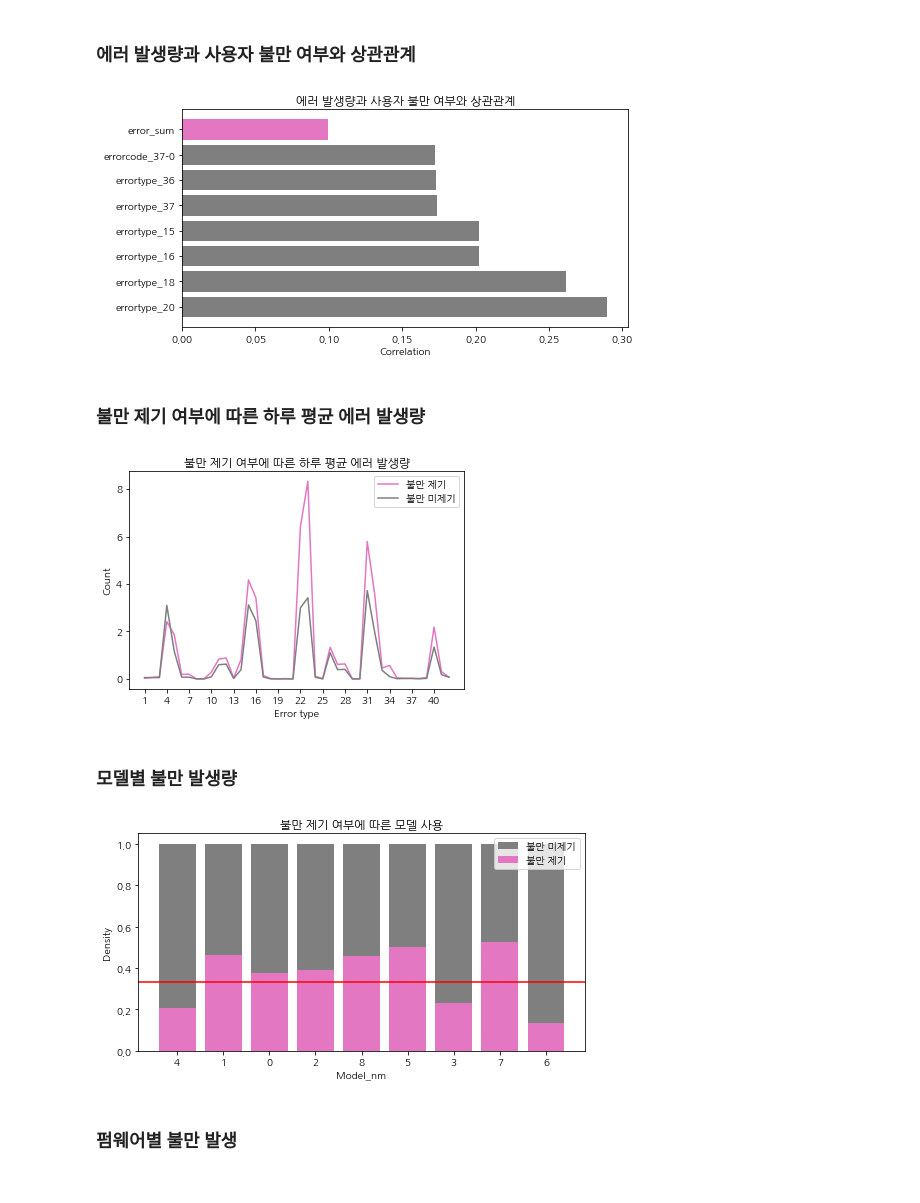
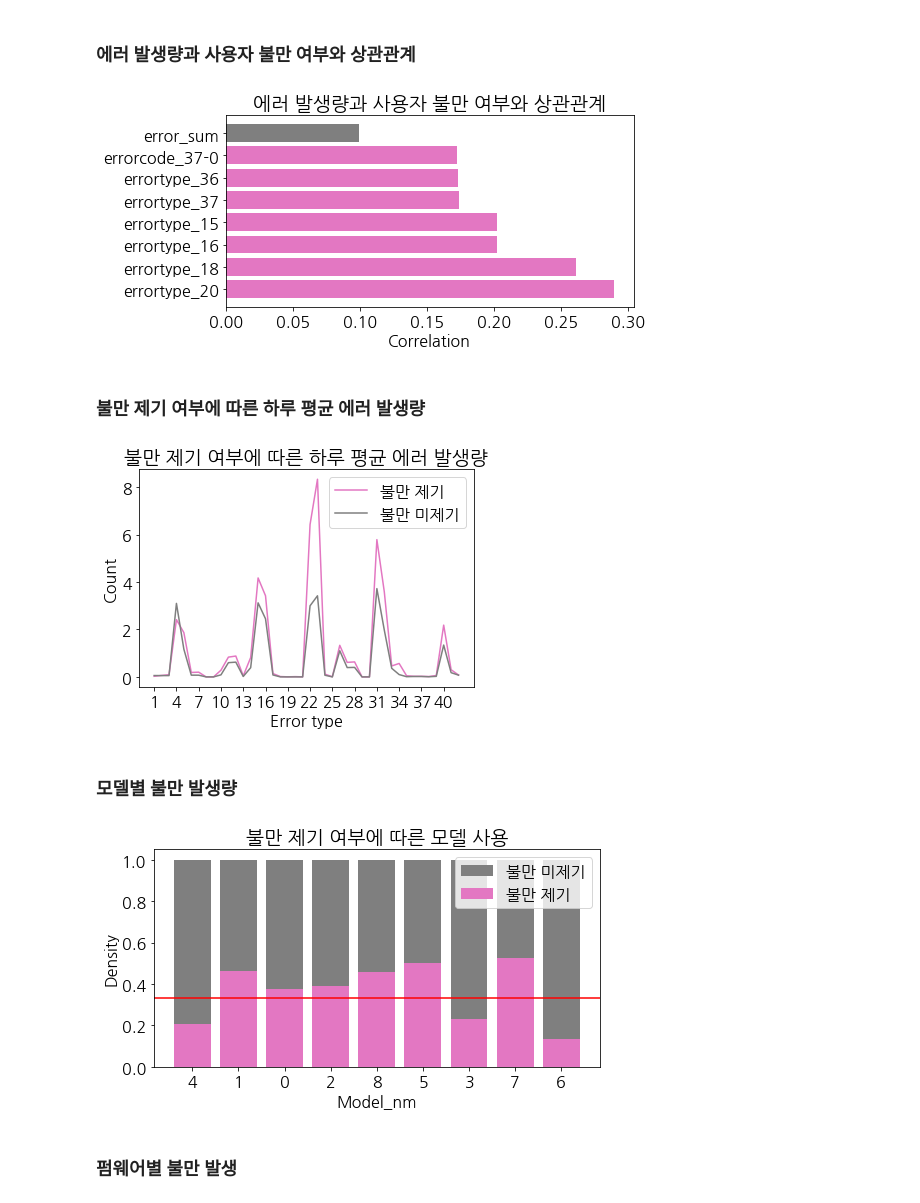
Before and after one commit to mysunk/dacon-lg-user, a Jupyter notebook: 사용자불만접수원인분석.ipynb, the cells around one changed output. Saved outputs shown, nothing was run; the diff lists cells and outputs as text; code cells hidden in the pictures.

```diff
--- a/사용자불만접수원인분석.ipynb
+++ b/사용자불만접수원인분석.ipynb
@@ -4,13 +4,15 @@
 import pandas as pd
 import numpy as np
 import matplotlib
-font = {'size': 16, 'family':"NanumGothic"}
+%matplotlib inline
+font = {'size': 16, 'family':"Malgun Gothic"}
 matplotlib.rc('font', **font)
 import matplotlib.pyplot as plt
 plt.rcParams['axes.unicode_minus'] = False
 
 data_path = 'data/'
 N_ERRTYPE = 42
+img_save = False
 # %% [markdown]
 ### 1. Error 데이터
 # %% [markdown]
@@ -41,7 +43,7 @@ encoder = get_encoder()
 errcode_names = encoder.classes_
 
 # 유저별로 processing하고 concatenate
-err_df_in_day_user = split_error_data_in_day(train_err_df, 'train')
+err_df_in_day_user = split_error_data_in_day(train_err, 'train')
 data_list = []
 for user_idx in range(15000):
     data_list.append(err_df_in_day_user[user_idx])
@@ -102,36 +104,39 @@ for err_idx in range(N_FEATURES):
     corr_result.append(np.corrcoef(problem_arr.sum(axis=1), err_arr_sub.sum(axis=1))[0,1])
 corr_result = np.array(corr_result)
 
 # nan 제거
 nan_idx = np.isnan(corr_result)
 corr_result = corr_result[~nan_idx]
 columns = np.array(data_cols)
 columns = columns[~nan_idx]
 
 # 높은 순서대로 sorting
 idx = np.argsort(corr_result)[::-1]
 corr_result = corr_result[idx]
 columns = columns[idx]
 
 NUM_SHOW = 7
 corr_result = corr_result[:NUM_SHOW]
 columns = columns[:NUM_SHOW]
 
 # plot
 plt.figure(figsize=(8,4))
-plt.barh(range(NUM_SHOW), corr_result, color='tab:gray')
+plt.barh(range(NUM_SHOW), corr_result, color='tab:pink')
 
 # 전체 error type의 sum
 err_arr_sub = err_arr[:,:,-N_ERRTYPE-1:-1]
 sum_corr = np.corrcoef(problem_arr.sum(axis=1), err_arr_sub.sum(axis=2).sum(axis=1))[0,1]
 
-plt.barh([NUM_SHOW], [sum_corr], color='tab:pink')
+plt.barh([NUM_SHOW], [sum_corr], color='tab:gray')
 plt.yticks(range(NUM_SHOW+1), np.append(columns, 'error_sum'))
 plt.xlabel('Correlation')
 plt.title('에러 발생량과 사용자 불만 여부와 상관관계')
+plt.tight_layout()
+if img_save:
+    plt.savefig('에러 발생량과 사용자 불만 여부와 상관관계.png', dpi=100)
 plt.show()
 # %% [output]
-[figure, old version]
+[figure, new version]
 # %% [markdown]
 ### 불만 제기 여부에 따른 하루 평균 에러 발생량
 # %%
@@ -159,7 +164,7 @@ plt.xticks(range(42)[::3], range(1,43)[::3])
 plt.legend()
 plt.show()
 # %% [output]
-[figure, old version]
+[figure, new version]
 # %% [markdown]
 ### 모델별 불만 발생량
 # %%
@@ -189,7 +194,7 @@ plt.legend()
 plt.title('불만 제기 여부에 따른 모델 사용')
 plt.show()
 # %% [output]
-[figure, old version]
+[figure, new version]
 # %% [markdown]
 ### 펌웨어별 불만 발생
 # %%
```
Also changed, not shown: parts of 38 cells of this notebook, 4 other files.
